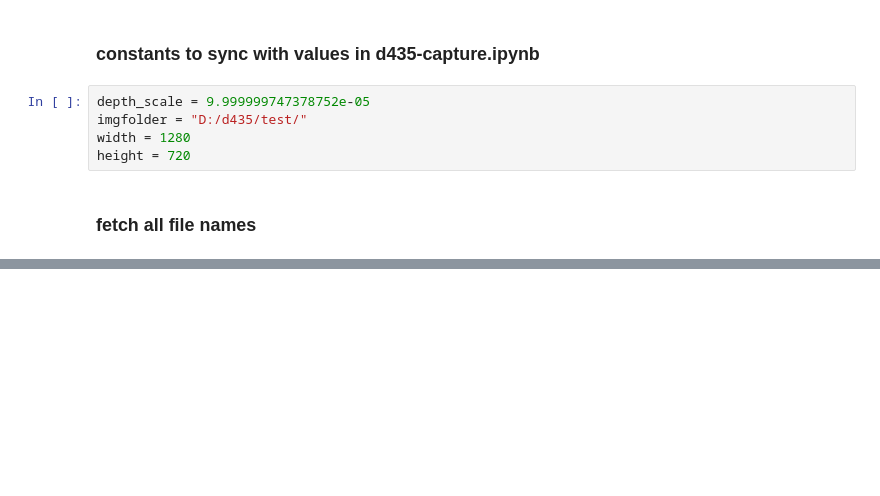
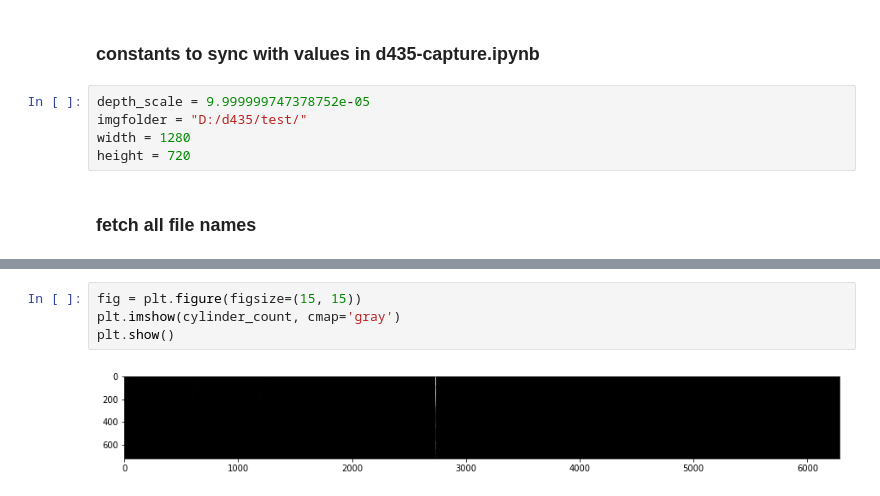
Before and after one commit to ongchinkiat/realsense-d435, a Jupyter notebook: d435-analysis.ipynb, the cells around one changed output, grey strips where cells are left out. Saved outputs shown, nothing was run; the diff lists cells and outputs as text; blank space fills up the shorter version.

```diff
--- a/d435-analysis.ipynb
+++ b/d435-analysis.ipynb
@@ -76,0 +163,6 @@ print(color_image[450,180])
+# %%
+fig = plt.figure(figsize=(15, 15))
+plt.imshow(cylinder_count, cmap='gray')
+plt.show()
+# %% [output]
+[figure, added]
```
Also changed, not shown: parts of 7 cells of this notebook.
